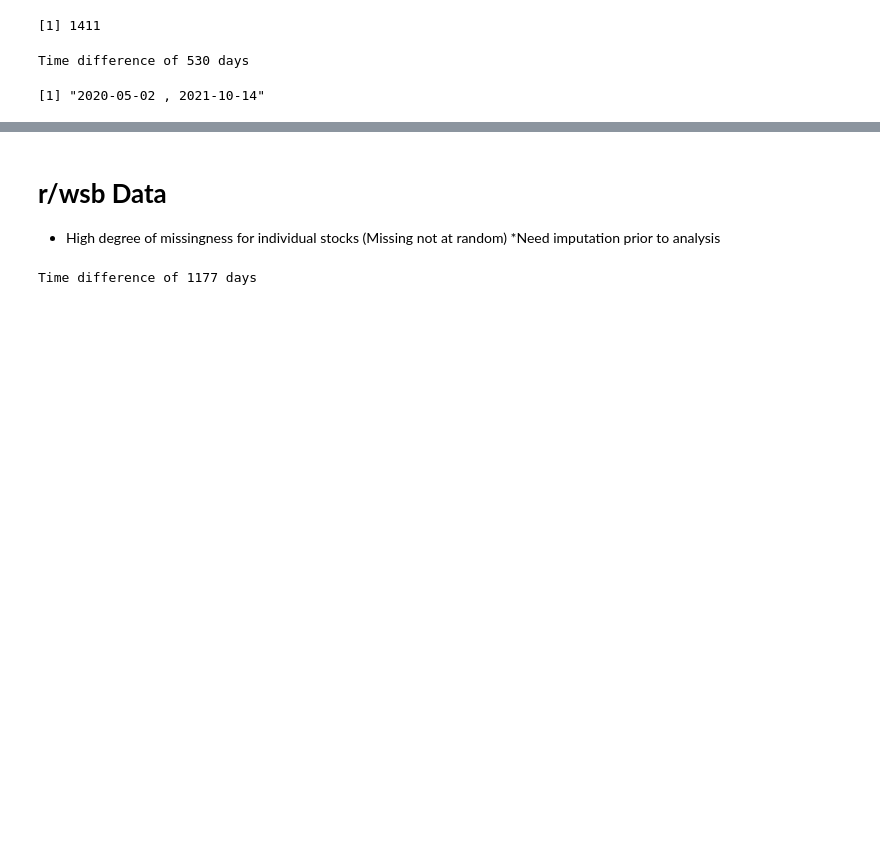
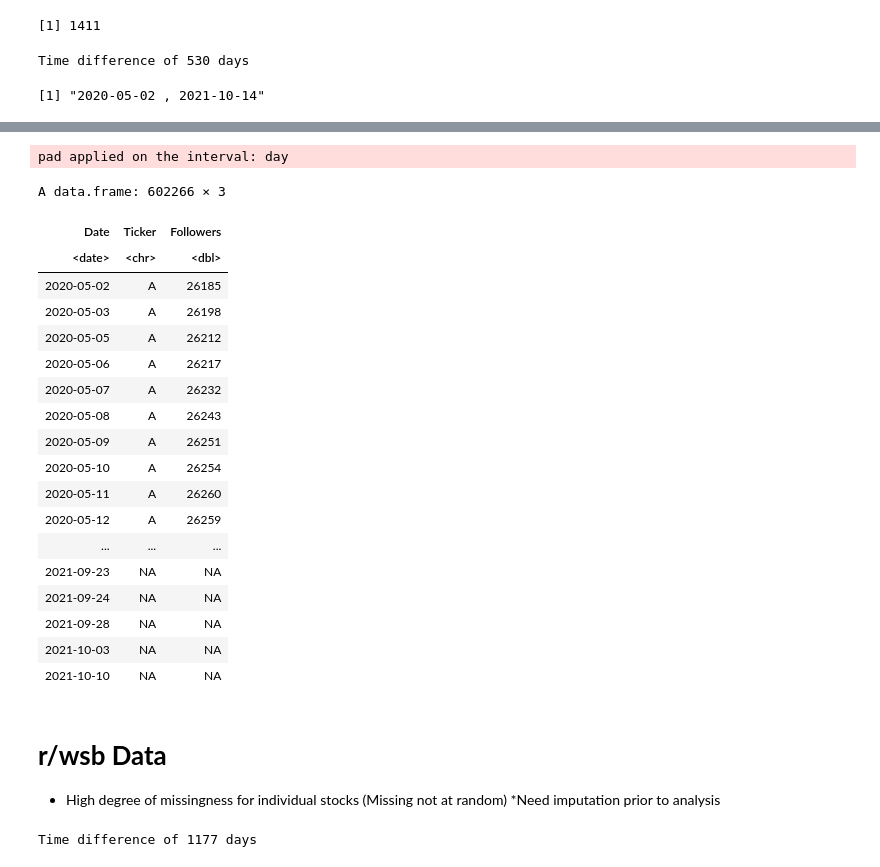
Before and after one commit to limshaocong/analyticsEdge, a Jupyter notebook: Data_Exploration.ipynb, the cells around one changed output, grey strips where cells are left out. Saved outputs shown, nothing was run; the diff lists cells and outputs as text; code cells hidden in the pictures; blank space fills up the shorter version.

```diff
--- a/Data_Exploration.ipynb
+++ b/Data_Exploration.ipynb
@@ -529,0 +548,8 @@ A data.frame: 10 × 6
+# %%
+# Take stocks with min 431 days
+min431days = twitter.follower %>%
+              group_by(Ticker) %>%
+              summarise(count = n()) %>%
+              filter(count >= 431) %>%
+              ungroup() %>%
+              distinct(Ticker)
@@ -538,3 +612,33 @@ twitter.follower %>%
+# %%
+twitter.post = twitter.follower %>%
+                select(Date, Ticker, Followers) %>%
+                filter(Ticker %in% min431days$Ticker) %>%
+                pad() %>%
+                arrange(Ticker, Date) %>%
+# %% [output]
+pad applied on the interval: day
+# %%
+twitter.post
+# %% [output]
+A data.frame: 602266 × 3
+| Date | Ticker | Followers |
+| <date> | <chr> | <dbl> |
+| 2020-05-02 | A | 26185 |
+| 2020-05-03 | A | 26198 |
+| 2020-05-05 | A | 26212 |
+| 2020-05-06 | A | 26217 |
+| 2020-05-07 | A | 26232 |
+| 2020-05-08 | A | 26243 |
+| 2020-05-09 | A | 26251 |
+| 2020-05-10 | A | 26254 |
+| 2020-05-11 | A | 26260 |
+| 2020-05-12 | A | 26259 |
+| ... | ... | ... |
+| 2021-09-23 | NA | NA |
+| 2021-09-24 | NA | NA |
+| 2021-09-28 | NA | NA |
+| 2021-10-03 | NA | NA |
+| 2021-10-10 | NA | NA |
 # %% [markdown]
 # **r/wsb Data**
 
```
Also changed, not shown: parts of 8 cells of this notebook.
